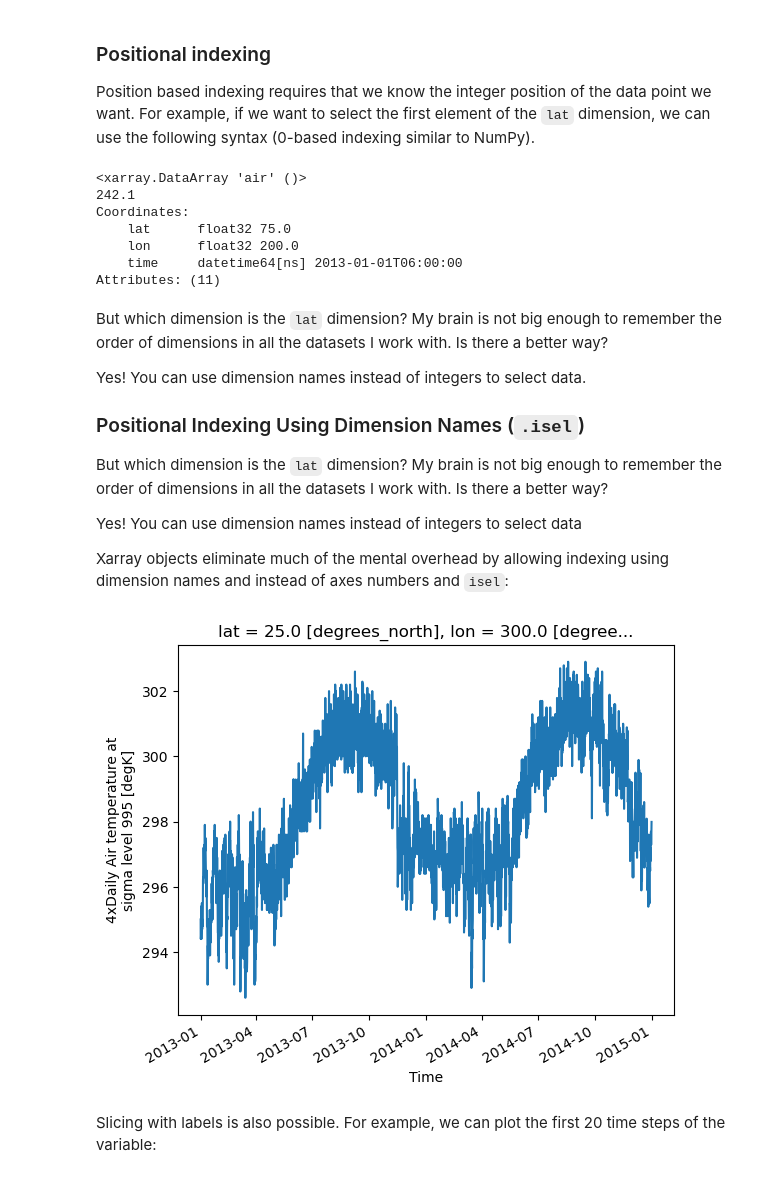
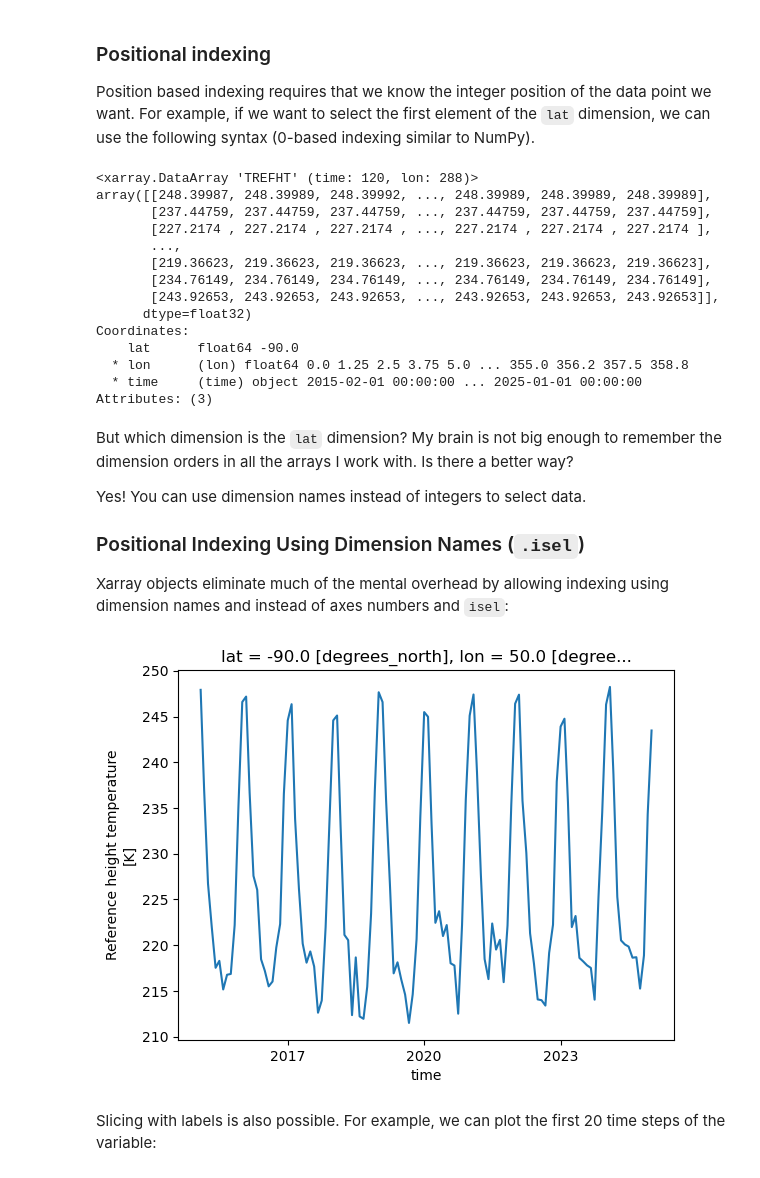
Before and after one commit to NCAR/Xarray-Dask-ESDS-2024, a Jupyter notebook: notebooks/01-xarray-intro.ipynb, the cells around one changed output. Drawn from its saved outputs; the diff is of its cells as text; code cells hidden in the pictures.

```diff
--- a/notebooks/01-xarray-intro.ipynb
+++ b/notebooks/01-xarray-intro.ipynb
@@ -139,30 +226,34 @@ In total, xarray supports four different kinds of indexing, as described below a
 ### Positional indexing
 Position based indexing requires that we know the integer position of the data point we want. For example, if we want to select the first element of the `lat` dimension, we can use the following syntax (0-based indexing similar to NumPy).
 # %%
-da[1, 0, 0]
+tref[:, 0, :]
 # %% [output]
-<xarray.DataArray 'air' ()>
-242.1
+<xarray.DataArray 'TREFHT' (time: 120, lon: 288)>
+array([[248.39987, 248.39989, 248.39992, ..., 248.39989, 248.39989, 248.39989],
+       [237.44759, 237.44759, 237.44759, ..., 237.44759, 237.44759, 237.44759],
+       [227.2174 , 227.2174 , 227.2174 , ..., 227.2174 , 227.2174 , 227.2174 ],
+       ...,
+       [219.36623, 219.36623, 219.36623, ..., 219.36623, 219.36623, 219.36623],
+       [234.76149, 234.76149, 234.76149, ..., 234.76149, 234.76149, 234.76149],
+       [243.92653, 243.92653, 243.92653, ..., 243.92653, 243.92653, 243.92653]],
+      dtype=float32)
 Coordinates:
-    lat      float32 75.0
-    lon      float32 200.0
-    time     datetime64[ns] 2013-01-01T06:00:00
-Attributes: (11)
+    lat      float64 -90.0
+  * lon      (lon) float64 0.0 1.25 2.5 3.75 5.0 ... 355.0 356.2 357.5 358.8
+  * time     (time) object 2015-02-01 00:00:00 ... 2025-01-01 00:00:00
+Attributes: (3)
 # %% [markdown]
-But which dimension is the `lat` dimension? My brain is not big enough to remember the order of dimensions in all the datasets I work with. Is there a better way?
+But which dimension is the `lat` dimension? My brain is not big enough to remember the dimension orders in all the arrays I work with. Is there a better way?
 
 Yes! You can use dimension names instead of integers to select data.
 
 ### Positional Indexing Using Dimension Names (`.isel`)
-But which dimension is the `lat` dimension? My brain is not big enough to remember the order of dimensions in all the datasets I work with. Is there a better way?
-
-Yes! You can use dimension names instead of integers to select data
 
 Xarray objects eliminate much of the mental overhead by allowing indexing using dimension names and instead of axes numbers and `isel`:
 # %%
-da.isel(lat=20, lon=40).plot();
+tref.isel(lat=0, lon=40).plot();
 # %% [output]
-[figure, old version]
+[figure, new version]
 # %% [markdown]
 Slicing with labels is also possible. For example, we can plot the first 20 time steps of the variable:
 # %%
```
Also changed, not shown: parts of 37 cells of this notebook.
